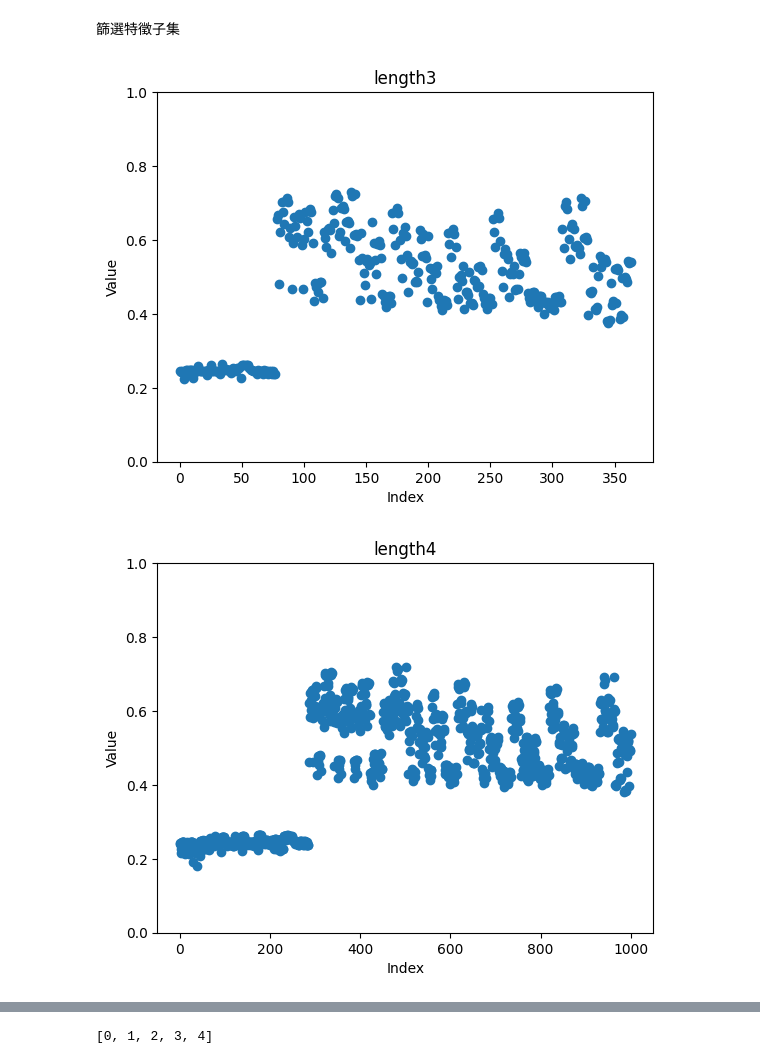
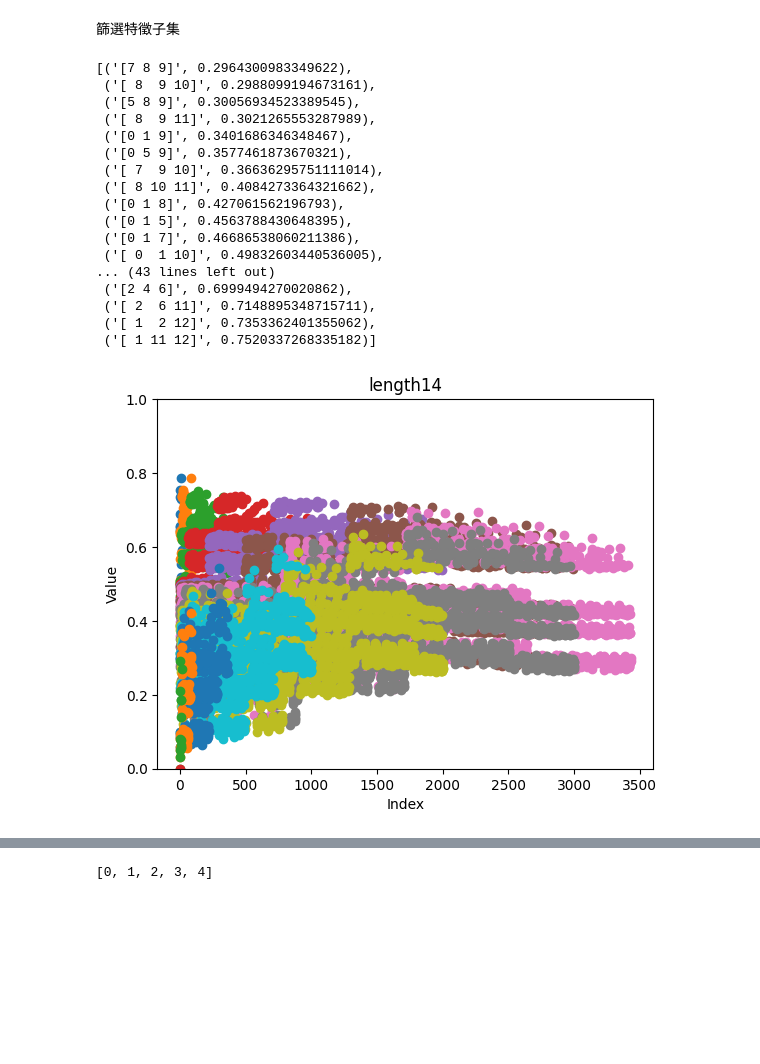
Before and after one commit to Intelligent-Systems-Lab/Shapley_residuals, a Jupyter notebook: select_subset.ipynb, the cells around one changed output, grey strips where cells are left out. Saved outputs shown, nothing was run; the diff lists cells and outputs as text; code cells hidden in the pictures; blank space fills up the shorter version.

```diff
--- a/select_subset.ipynb
+++ b/select_subset.ipynb
@@ -113,53 +113,84 @@ import csv
 import re
 import seaborn as sns
 import matplotlib.pyplot as plt
+import pandas as pd
 from trans import trans_json_to_dictinary, create_different_len_subset_list, generate_all_subsets
 from itertools import combinations
 from partial_gradient_square import partial_gradient_square
 threshold = 0.4
 feature_num = 14
 max_considered_subset_length = 6
-index = 2
+index = 9
 file_name = f'./instance_{index}_vi_data/instance_{index}_allsubsets_scaled_norm.json'
 dict = trans_json_to_dictinary(file_name)
 data = create_different_len_subset_list(dict,feature_num=feature_num,non_consider_feature=[])
 #print(data)
-for i in range(2,4):
+for i in range(feature_num):
     values = list(data[i].values())
     plt.ylim(0,1)
     plt.scatter(range(len(values)), values)
     plt.title(f'length{i+1}')
     plt.xlabel('Index')
     plt.ylabel('Value')
-    plt.show()
+    #plt.show()
 filtered_ab_data = []
 filtered_data = []
 for i in range(max_considered_subset_length):
     filtered_ab_data.append({key: value for key, value in data[i].items() if value <0.57})
     filtered_dict = {}
     for key,value in data[i].items():
         key_list = [int(num) for num in re.findall(r'\d+', key)]
         count =0
         flag = True
         partial_gradient_square_sum = sum(partial_gradient_square[index][j] for j in key_list)
         if i!=0:
             subsets= [np.array(subset) for subset in combinations(key_list, i)]
             #print(key_list)
             #print(subsets)
             for subset in subsets:
                 partial_gradient_square_subset_sum = sum(partial_gradient_square[index][k] for k in subset)
                 #weight = (partial_gradient_square_subset_sum/partial_gradient_square_sum)**0.5
                 weight = 1
                 #print(weight)
                 if value > dict[str(subset)]*weight:
                     flag = False
                     #filtered_dict[key] =  value
                     #print(str(subset))
             if flag:
                 filtered_dict[key] = value
     filtered_data.append(filtered_dict)
 #print(filtered_ab_data[1])
-print(filtered_data[2])
+sorted_dict = sorted(filtered_data[2].items(), key=lambda x: x[1])
+a = []
+for feature in range(feature_num):
+    count = 0
+    for key, value in sorted_dict:
+        key_list = [int(num) for num in re.findall(r'\d+', key)]
+        if feature in key_list:
+            feature_idx = key_list.index(feature)
+            next = (feature_idx+1)%len(key_list)
+            output = output = tuple([feature] + key_list[:feature_idx] + key_list[feature_idx+1:])
+            a.append(output)
+            count += 1
+        if count==3:
+            break
+sorted_dict
 # %% [output]
+[('[7 8 9]', 0.2964300983349622),
+ ('[ 8  9 10]', 0.2988099194673161),
+ ('[5 8 9]', 0.30056934523389545),
+ ('[ 8  9 11]', 0.3021265553287989),
+ ('[0 1 9]', 0.3401686346348467),
+ ('[0 5 9]', 0.3577461873670321),
+ ('[ 7  9 10]', 0.36636295751111014),
+ ('[ 8 10 11]', 0.4084273364321662),
+ ('[0 1 8]', 0.427061562196793),
+ ('[0 1 5]', 0.4563788430648395),
+ ('[0 1 7]', 0.46686538060211386),
+ ('[ 0  1 10]', 0.49832603440536005),
+... (43 lines left out)
+ ('[2 4 6]', 0.6999494270020862),
+ ('[ 2  6 11]', 0.7148895348715711),
+ ('[ 1  2 12]', 0.7353362401355062),
+ ('[ 1 11 12]', 0.7520337268335182)]
-[figure, old version]
+[figure, new version]
-[figure, removed]
```
Also changed, not shown: parts of 4 cells of this notebook, 2 other files.
